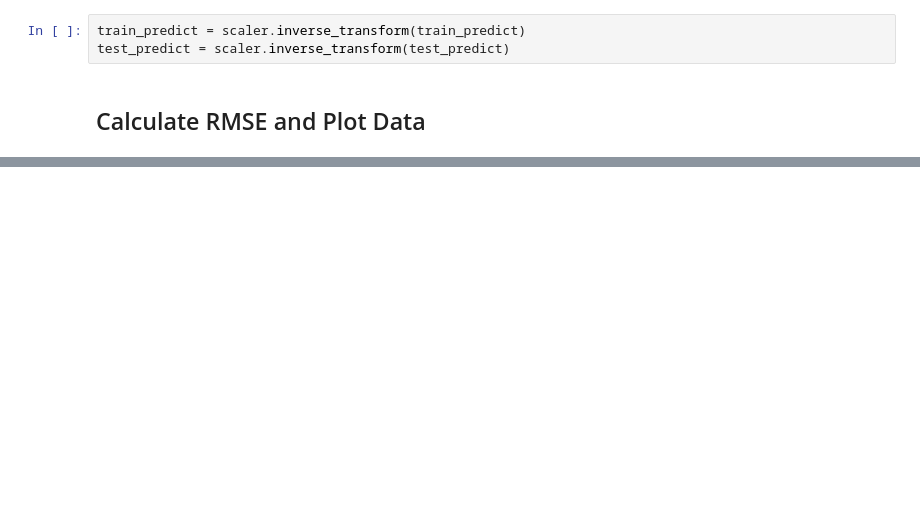
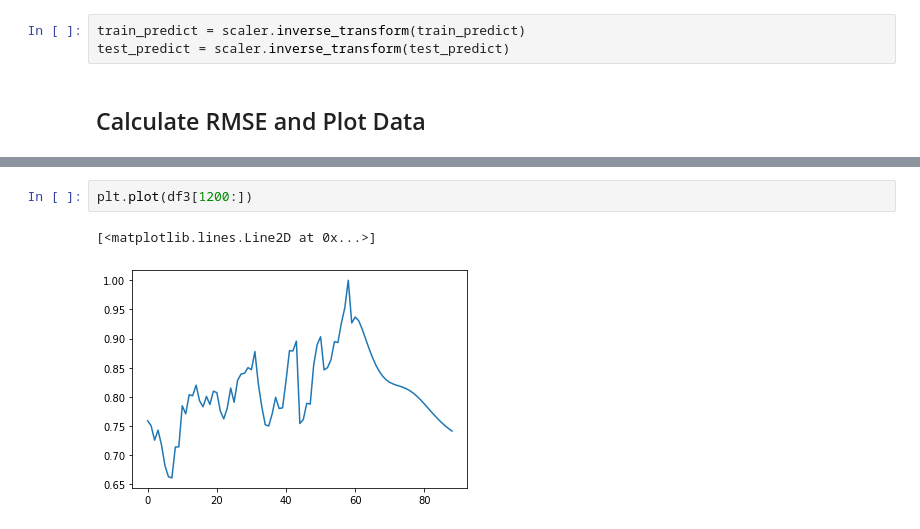
Before and after one commit to Ae-bii/stock-price-prediction-using-lstm, a Jupyter notebook: stacked_lstm.ipynb, the cells around one changed output, grey strips where cells are left out. Drawn from its saved outputs; the diff is of its cells as text; blank space fills up the shorter version.

```diff
--- a/stacked_lstm.ipynb
+++ b/stacked_lstm.ipynb
@@ -179,0 +278,5 @@ plt.show()
+# %%
+plt.plot(df3[1200:])
+# %% [output]
+[<matplotlib.lines.Line2D at 0x...>]
+[figure, added]
```
Also changed, not shown: parts of 15 cells of this notebook.
